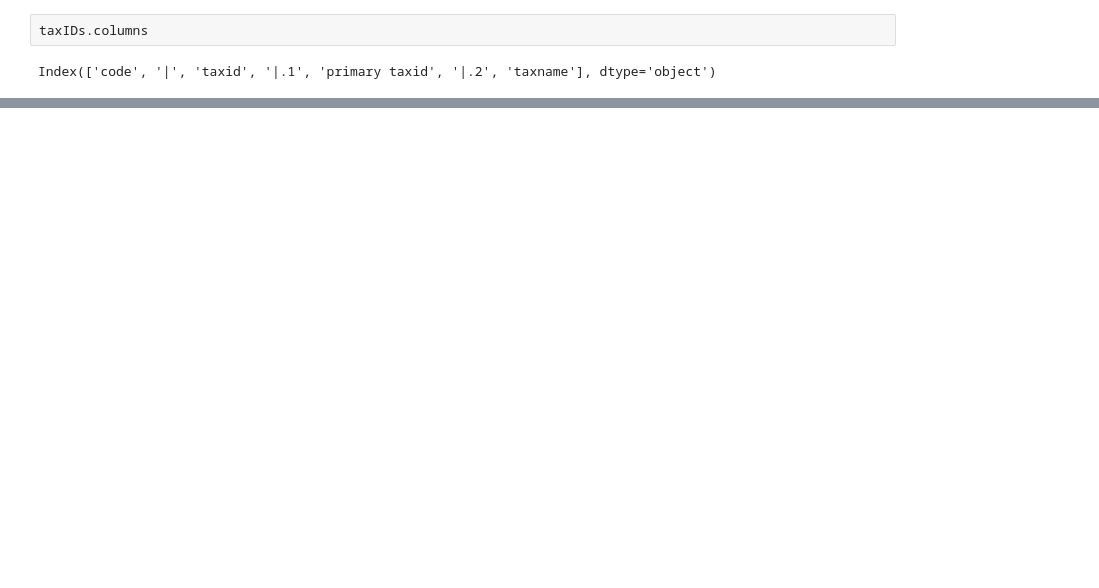
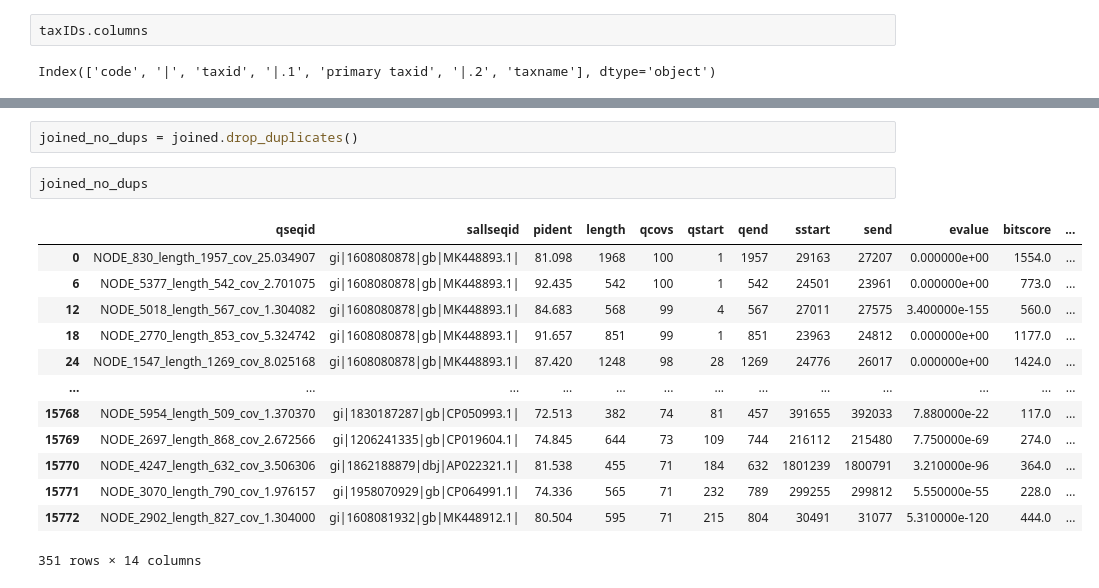
Before and after one commit to gmcampos27/Mark-IV, a Jupyter notebook: join_taxid.ipynb, the cells around one changed output, grey strips where cells are left out. Cells and saved outputs as stored; diff of their text form; blank space fills up the shorter version.

```diff
--- a/join_taxid.ipynb
+++ b/join_taxid.ipynb
@@ -36,0 +71,18 @@ joined
+# %%
+joined_no_dups = joined.drop_duplicates()
+# %%
+joined_no_dups
+# %% [output]
+|  | qseqid | sallseqid | pident | length | qcovs | qstart | qend | sstart | send | evalue | bitscore | ... |
+| 0 | NODE_830_length_1957_cov_25.034907 | gi|1608080878|gb|MK448893.1| | 81.098 | 1968 | 100 | 1 | 1957 | 29163 | 27207 | 0.000000e+00 | 1554.0 | ... |
+| 6 | NODE_5377_length_542_cov_2.701075 | gi|1608080878|gb|MK448893.1| | 92.435 | 542 | 100 | 1 | 542 | 24501 | 23961 | 0.000000e+00 | 773.0 | ... |
+| 12 | NODE_5018_length_567_cov_1.304082 | gi|1608080878|gb|MK448893.1| | 84.683 | 568 | 99 | 4 | 567 | 27011 | 27575 | 3.400000e-155 | 560.0 | ... |
+| 18 | NODE_2770_length_853_cov_5.324742 | gi|1608080878|gb|MK448893.1| | 91.657 | 851 | 99 | 1 | 851 | 23963 | 24812 | 0.000000e+00 | 1177.0 | ... |
+| 24 | NODE_1547_length_1269_cov_8.025168 | gi|1608080878|gb|MK448893.1| | 87.420 | 1248 | 98 | 28 | 1269 | 24776 | 26017 | 0.000000e+00 | 1424.0 | ... |
+| ... | ... | ... | ... | ... | ... | ... | ... | ... | ... | ... | ... | ... |
+| 15768 | NODE_5954_length_509_cov_1.370370 | gi|1830187287|gb|CP050993.1| | 72.513 | 382 | 74 | 81 | 457 | 391655 | 392033 | 7.880000e-22 | 117.0 | ... |
+| 15769 | NODE_2697_length_868_cov_2.672566 | gi|1206241335|gb|CP019604.1| | 74.845 | 644 | 73 | 109 | 744 | 216112 | 215480 | 7.750000e-69 | 274.0 | ... |
+| 15770 | NODE_4247_length_632_cov_3.506306 | gi|1862188879|dbj|AP022321.1| | 81.538 | 455 | 71 | 184 | 632 | 1801239 | 1800791 | 3.210000e-96 | 364.0 | ... |
+| 15771 | NODE_3070_length_790_cov_1.976157 | gi|1958070929|gb|CP064991.1| | 74.336 | 565 | 71 | 232 | 789 | 299255 | 299812 | 5.550000e-55 | 228.0 | ... |
+| 15772 | NODE_2902_length_827_cov_1.304000 | gi|1608081932|gb|MK448912.1| | 80.504 | 595 | 71 | 215 | 804 | 30491 | 31077 | 5.310000e-120 | 444.0 | ... |
+351 rows × 14 columns
```
Also changed, not shown: parts of 24 cells of this notebook.
